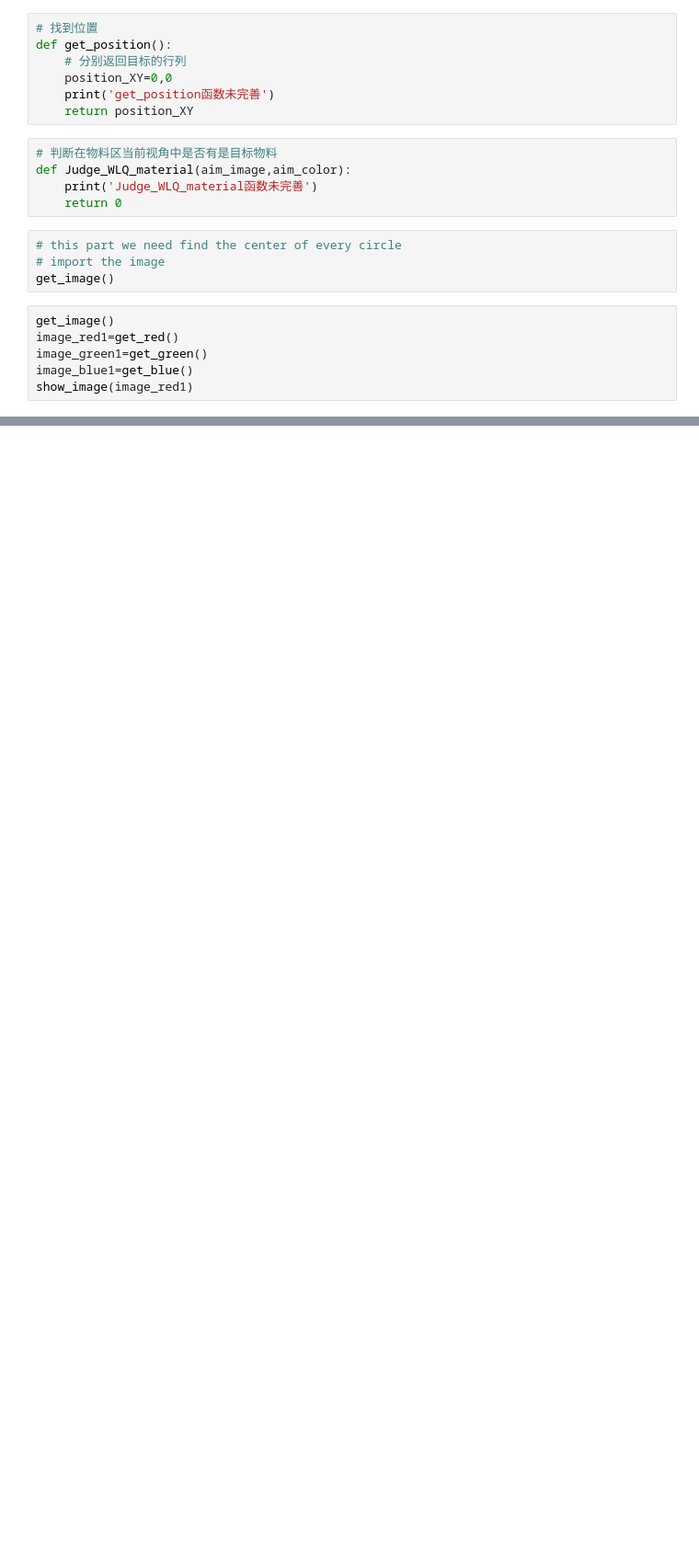
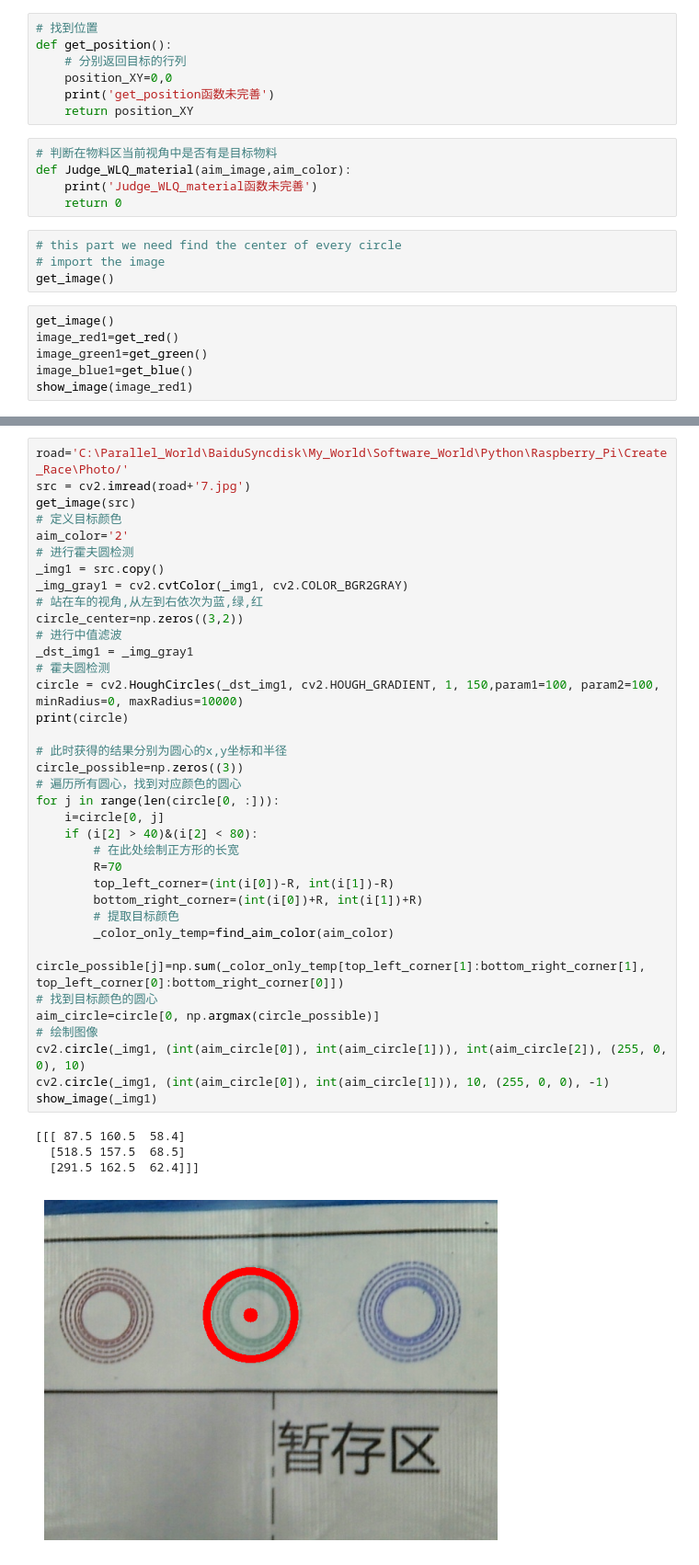
Before and after one commit to RogersSccot/Raspberry_Pi, a Jupyter notebook: Create_Race/GCR_draft.ipynb, the cells around one changed output, grey strips where cells are left out. Shown at 92% size. Drawn from its saved outputs; the diff is of its cells as text; blank space fills up the shorter version.

```diff
--- a/Create_Race/GCR_draft.ipynb
+++ b/Create_Race/GCR_draft.ipynb
@@ -362,0 +527,41 @@ take photo success
+# %%
+road='C:\Parallel_World\BaiduSyncdisk\My_World\Software_World\Python\Raspberry_Pi\Create_Race\Photo/'
+src = cv2.imread(road+'7.jpg')
+get_image(src)
+# 定义目标颜色
+aim_color='2'
+# 进行霍夫圆检测
+_img1 = src.copy()
+_img_gray1 = cv2.cvtColor(_img1, cv2.COLOR_BGR2GRAY)
+# 站在车的视角,从左到右依次为蓝,绿,红
+circle_center=np.zeros((3,2))
+# 进行中值滤波
+_dst_img1 = _img_gray1
+# 霍夫圆检测
+circle = cv2.HoughCircles(_dst_img1, cv2.HOUGH_GRADIENT, 1, 150,param1=100, param2=100, minRadius=0, maxRadius=10000)
+print(circle)
+
+# 此时获得的结果分别为圆心的x,y坐标和半径
+circle_possible=np.zeros((3))
+# 遍历所有圆心，找到对应颜色的圆心
+for j in range(len(circle[0, :])):
+    i=circle[0, j]
+    if (i[2] > 40)&(i[2] < 80):
+        # 在此处绘制正方形的长宽
+        R=70
+        top_left_corner=(int(i[0])-R, int(i[1])-R)
+        bottom_right_corner=(int(i[0])+R, int(i[1])+R)
+        # 提取目标颜色
+        _color_only_temp=find_aim_color(aim_color)
+        circle_possible[j]=np.sum(_color_only_temp[top_left_corner[1]:bottom_right_corner[1], top_left_corner[0]:bottom_right_corner[0]])
+# 找到目标颜色的圆心
+aim_circle=circle[0, np.argmax(circle_possible)]
+# 绘制图像
+cv2.circle(_img1, (int(aim_circle[0]), int(aim_circle[1])), int(aim_circle[2]), (255, 0, 0), 10)
+cv2.circle(_img1, (int(aim_circle[0]), int(aim_circle[1])), 10, (255, 0, 0), -1)
+show_image(_img1)
+# %% [output]
+[[[ 87.5 160.5  58.4]
+  [518.5 157.5  68.5]
+  [291.5 162.5  62.4]]]
+[figure, added]
```
Also changed, not shown: parts of 21 cells of this notebook, 3 other files.
